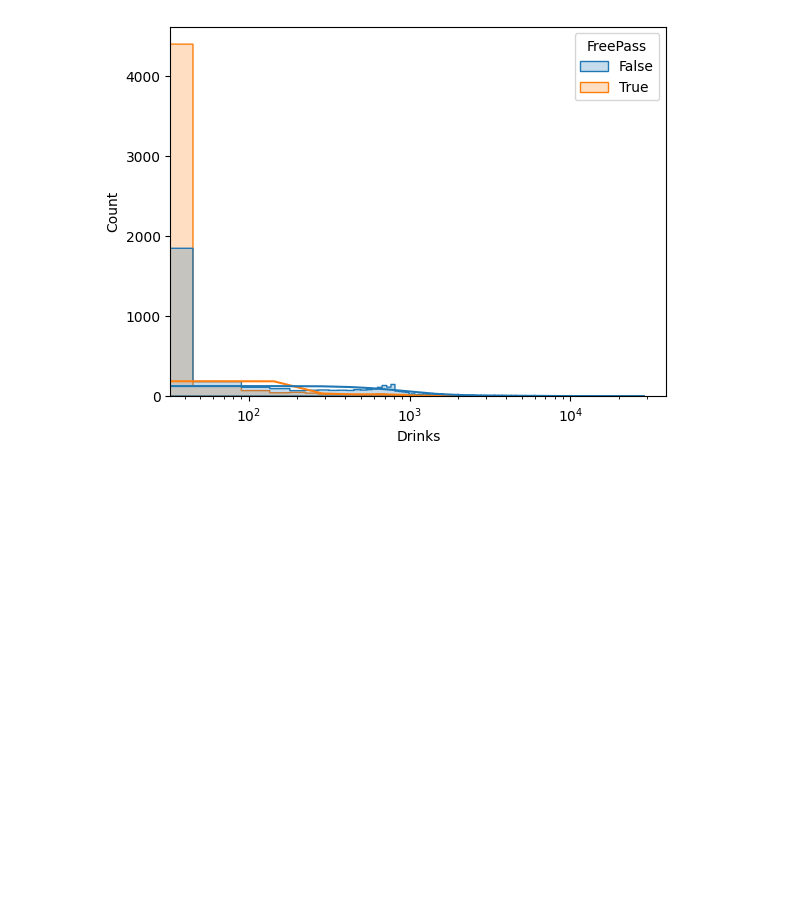
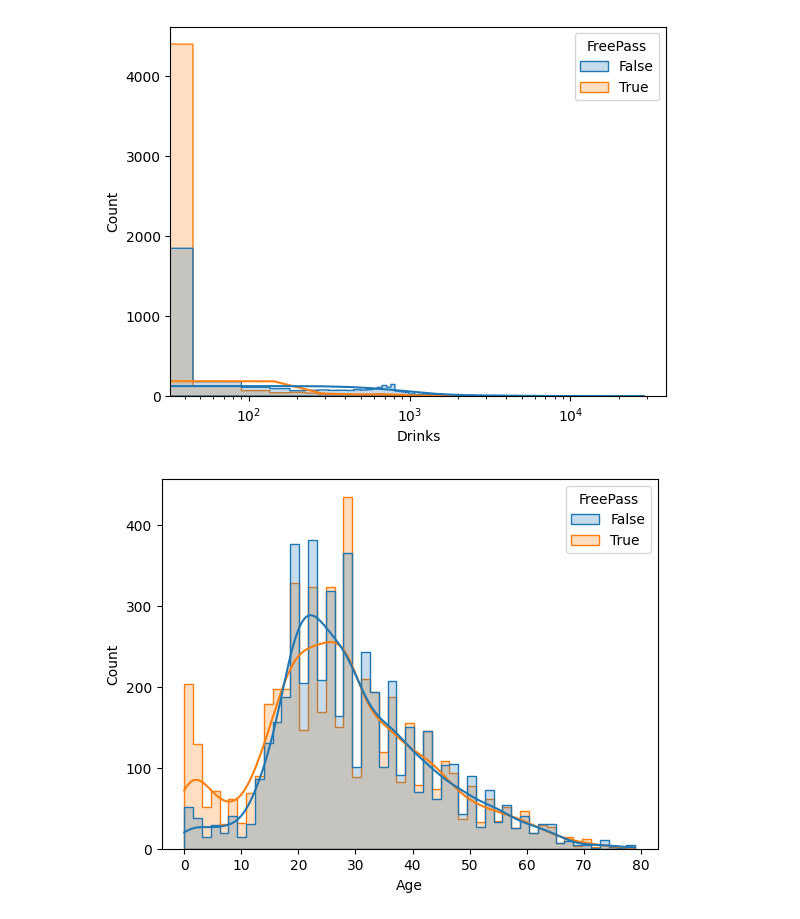
Before and after one commit to peter-clark/intro-to-ml, a Jupyter notebook: exploration.ipynb, the cells around one changed output. Saved outputs shown, nothing was run; the diff lists cells and outputs as text; code cells hidden in the pictures; blank space fills up the shorter version.

Commit message:
Did numerical correlations, distributions, and sentiment analysis on the opinions compared to whether FreePass was True.

```diff
--- a/exploration.ipynb
+++ b/exploration.ipynb
@@ -47,7 +64,9 @@ time_pass = sns.histplot(data=raw_data,
 # %% [output]
 [figure]
 # %%
-raw_data2 = raw_data[['Food','Drinks',"FreePass"]].fillna(value=0.0)
+raw_data2 = raw_data[['Food','Drinks',"FreePass","AvgTime"]].fillna(value=0.0)
+col = raw_data['Age'].fillna(value=raw_data['Age'].mean())
+raw_data2['Age']=col
 food_pass = sns.histplot(data=raw_data2,
                            x="Food",
                            hue="FreePass",
@@ -69,3 +88,13 @@ drink_pass = sns.histplot(data=raw_data2,
 drink_pass.set_xscale('log')
 # %% [output]
 [figure]
+# %%
+age_pass = sns.histplot(data=raw_data2,
+                           x="Age",
+                           hue="FreePass",
+                           kde=True,
+                           element='step',
+                           stat='count',
+                           )
+# %% [output]
+[figure, added]
```
Also changed, not shown: parts of 10 cells of this notebook.
